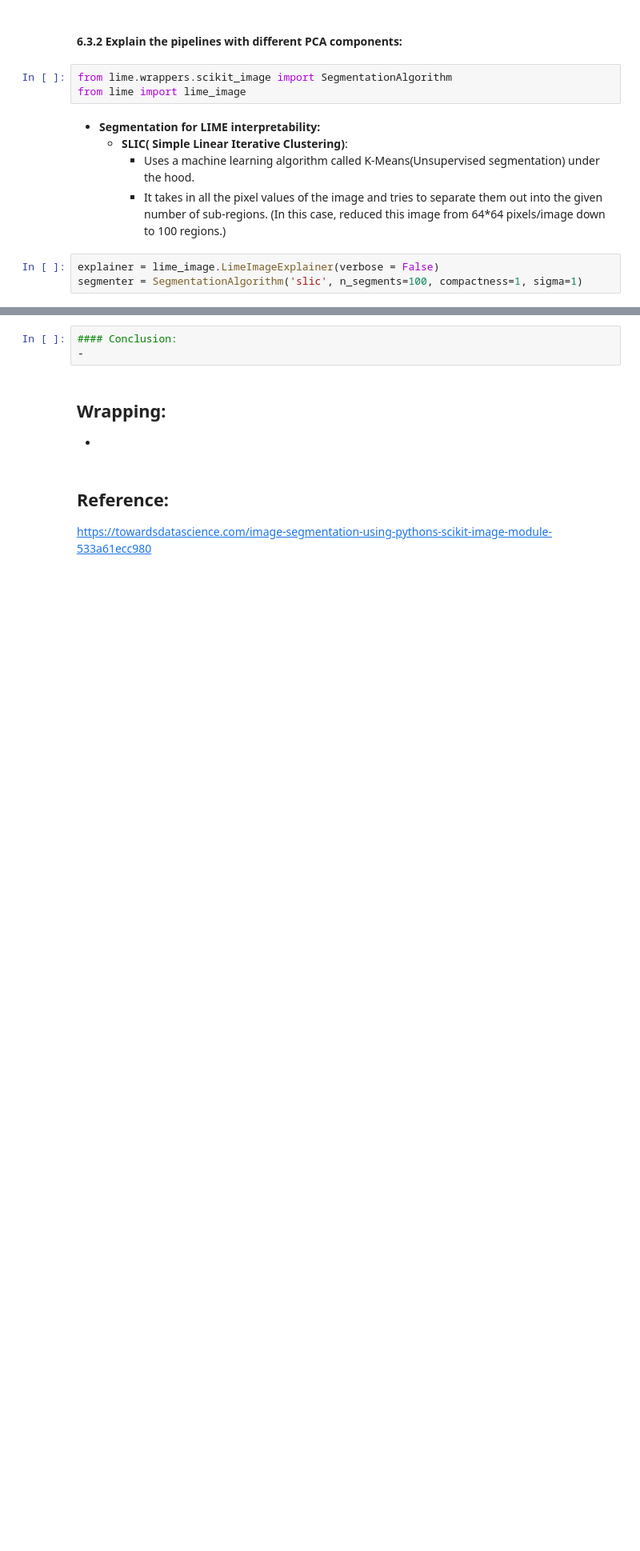
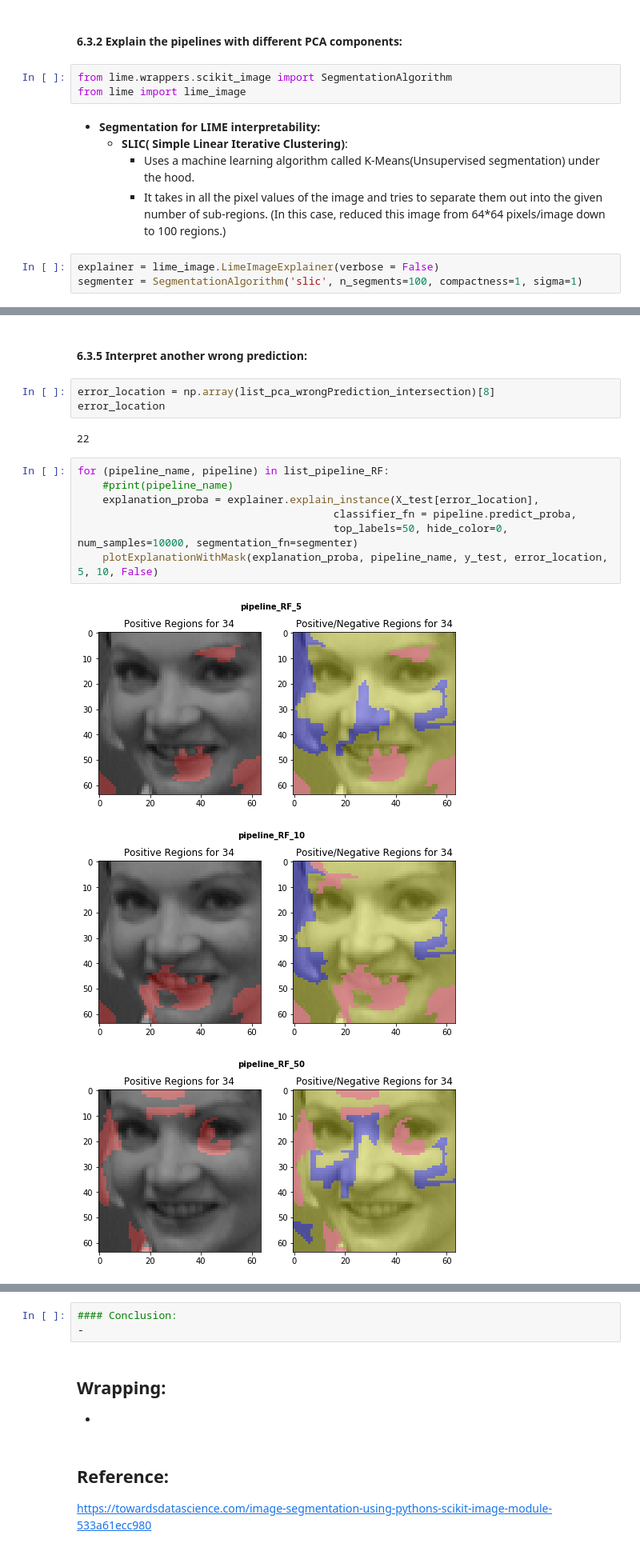
Before and after one commit to ziweifan177/Data_Science_Pilot, a Jupyter notebook: [Projects and Testing] Data Science & Machine Learning/(Paper-Faces Data) How_Models_and_Interpretability_Affected_by_PCA/Image_Interpretability_Affected_by_PCA (Faces Data).ipynb, the cells around one changed output, grey strips where cells are left out. Shown at 80% size. Drawn from its saved outputs; the diff is of its cells as text; blank space fills up the shorter version.

```diff
--- a/[Projects and Testing] Data Science & Machine Learning/(Paper-Faces Data) How_Models_and_Interpretability_Affected_by_PCA/Image_Interpretability_Affected_by_PCA (Faces Data).ipynb
+++ b/[Projects and Testing] Data Science & Machine Learning/(Paper-Faces Data) How_Models_and_Interpretability_Affected_by_PCA/Image_Interpretability_Affected_by_PCA (Faces Data).ipynb
@@ -779,0 +793,18 @@ for (pipeline_name, pipeline) in list_pipeline_RF:
+# %% [markdown]
+#### 6.3.5 Interpret another wrong prediction:
+# %%
+error_location = np.array(list_pca_wrongPrediction_intersection)[8]
+error_location
+# %% [output]
+22
+# %%
+for (pipeline_name, pipeline) in list_pipeline_RF:
+    #print(pipeline_name)
+    explanation_proba = explainer.explain_instance(X_test[error_location],
+                                         classifier_fn = pipeline.predict_proba,
+                                         top_labels=50, hide_color=0, num_samples=10000, segmentation_fn=segmenter)
+    plotExplanationWithMask(explanation_proba, pipeline_name, y_test, error_location, 5, 10, False)
+# %% [output]
+[figure, added]
+[figure, added]
+[figure, added]
```
Also changed, not shown: parts of 5 cells of this notebook.
